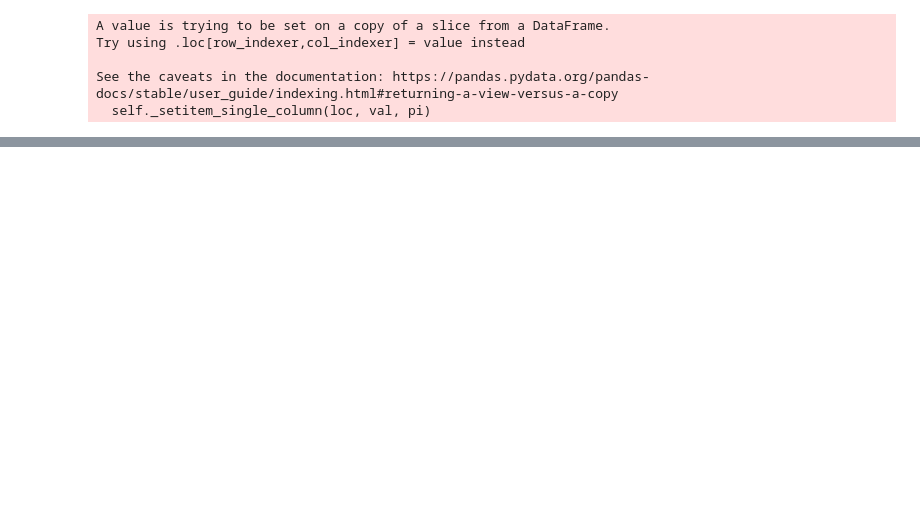
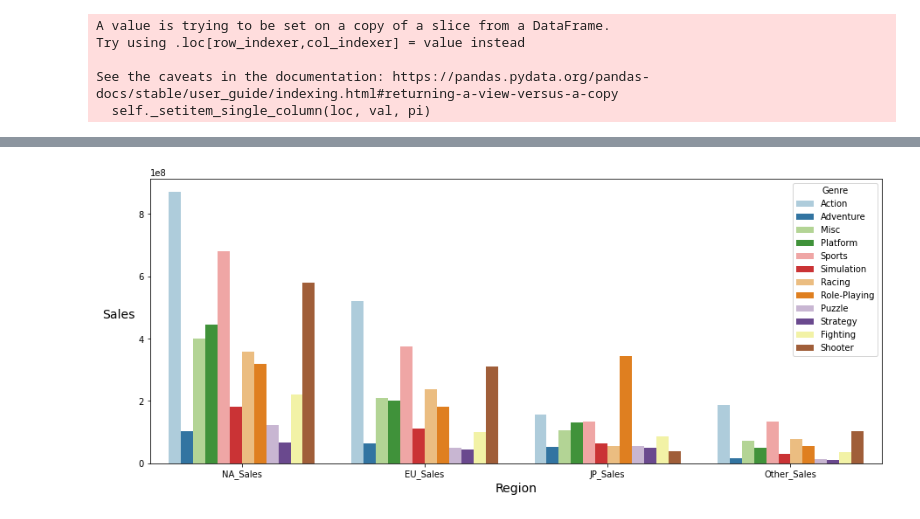
Before and after one commit to Ryu4824/Section_1_Project, a Jupyter notebook: Section_1_Project.ipynb, the cells around one changed output, grey strips where cells are left out. Cells and saved outputs as stored; diff of their text form; code cells hidden in the pictures; blank space fills up the shorter version.

```diff
--- a/Section_1_Project.ipynb
+++ b/Section_1_Project.ipynb
@@ -256,0 +284,5 @@ See the caveats in the documentation: https://pandas.pydata.org/pandas-docs/stab
+# %%
+df_m=df_copy[['Genre','NA_Sales',	'EU_Sales',	'JP_Sales',	'Other_Sales']].copy()
+id_vars = df_m.columns[:1]
+Genre_sales = pd.melt(df_m, id_vars=id_vars,var_name='Region', value_name='Sales')
+Genre_sales
@@ -256,0 +319,8 @@ See the caveats in the documentation: https://pandas.pydata.org/pandas-docs/stab
+# %%
+plt.figure(figsize=(15, 6))
+sns.barplot(data = Genre_sales,x='Region',y='Sales',hue='Genre',estimator=sum,ci=0,palette='Paired')
+plt.xlabel('Region',fontsize=14)
+plt.ylabel('Sales',rotation=0, ha='right',fontsize=14)
+plt.show()
+# %% [output]
+[figure, added]
```
Also changed, not shown: parts of 21 cells of this notebook.
